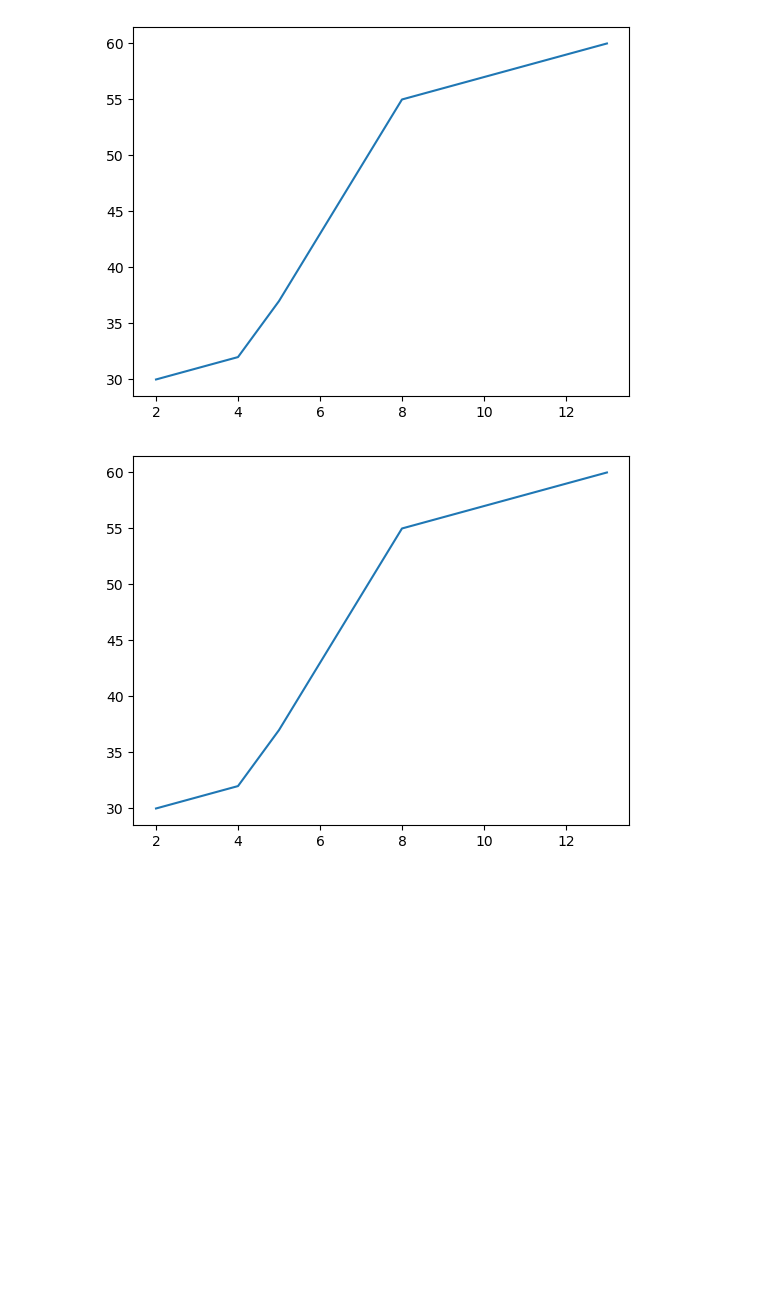
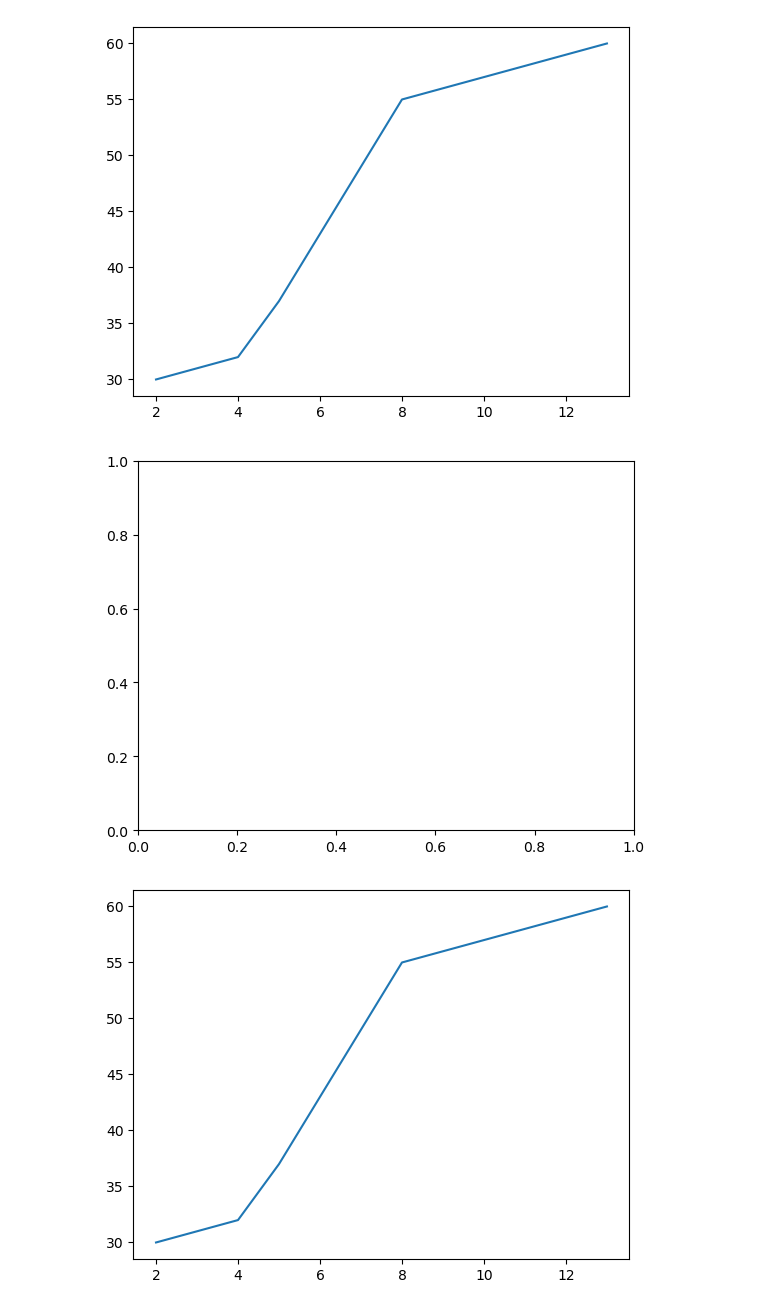
Before and after one commit to Xaidor/Data-Sets, a Jupyter notebook: Matplotlib/matplotlib-practice.ipynb, the cells around one changed output. Drawn from its saved outputs; the diff is of its cells as text; code cells hidden in the pictures; blank space fills up the shorter version.

```diff
--- a/Matplotlib/matplotlib-practice.ipynb
+++ b/Matplotlib/matplotlib-practice.ipynb
@@ -17,6 +17,10 @@ y = [30, 32, 37, 55, 60]
 plt.plot(x,y);
 # %% [output]
 [figure]
+# %%
+fig, ax = plt.subplots();
+# %% [output]
+[figure, added]
 # %%
 fig, ax = plt.subplots()
 ax.plot(x,y);
```
Also changed, not shown: parts of 30 cells of this notebook.
